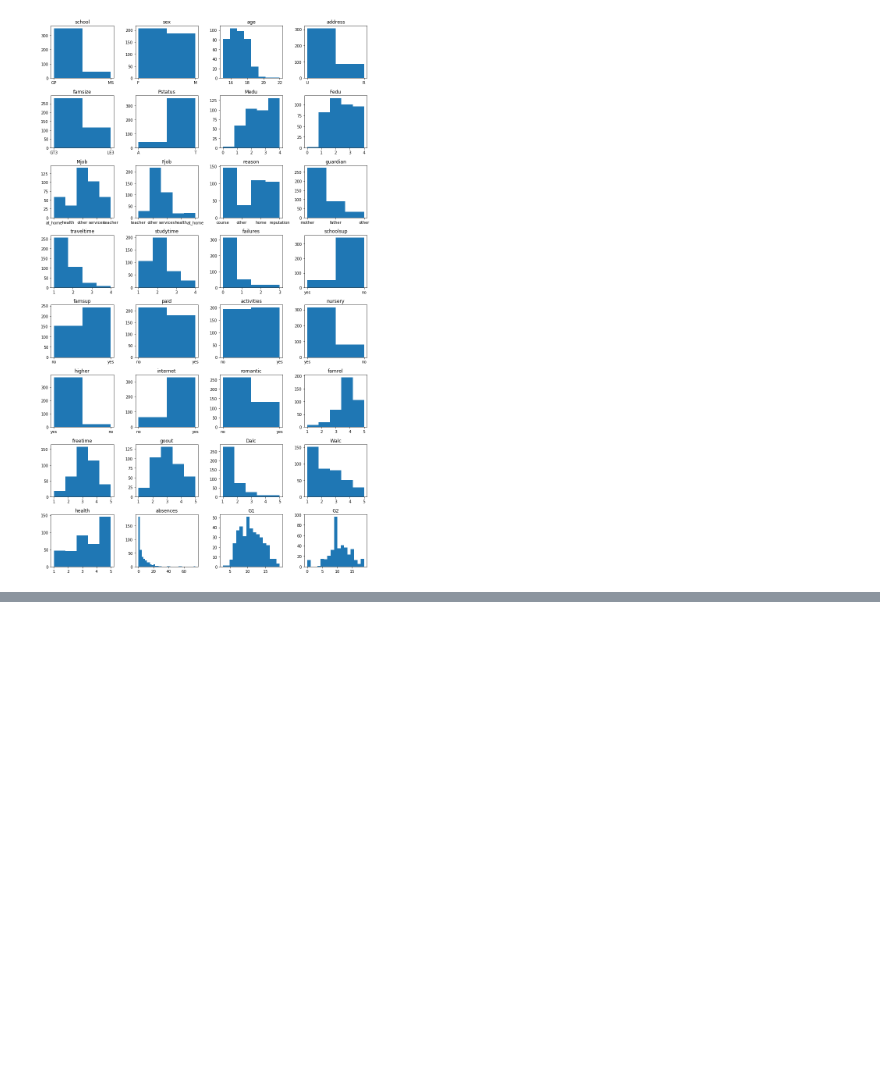
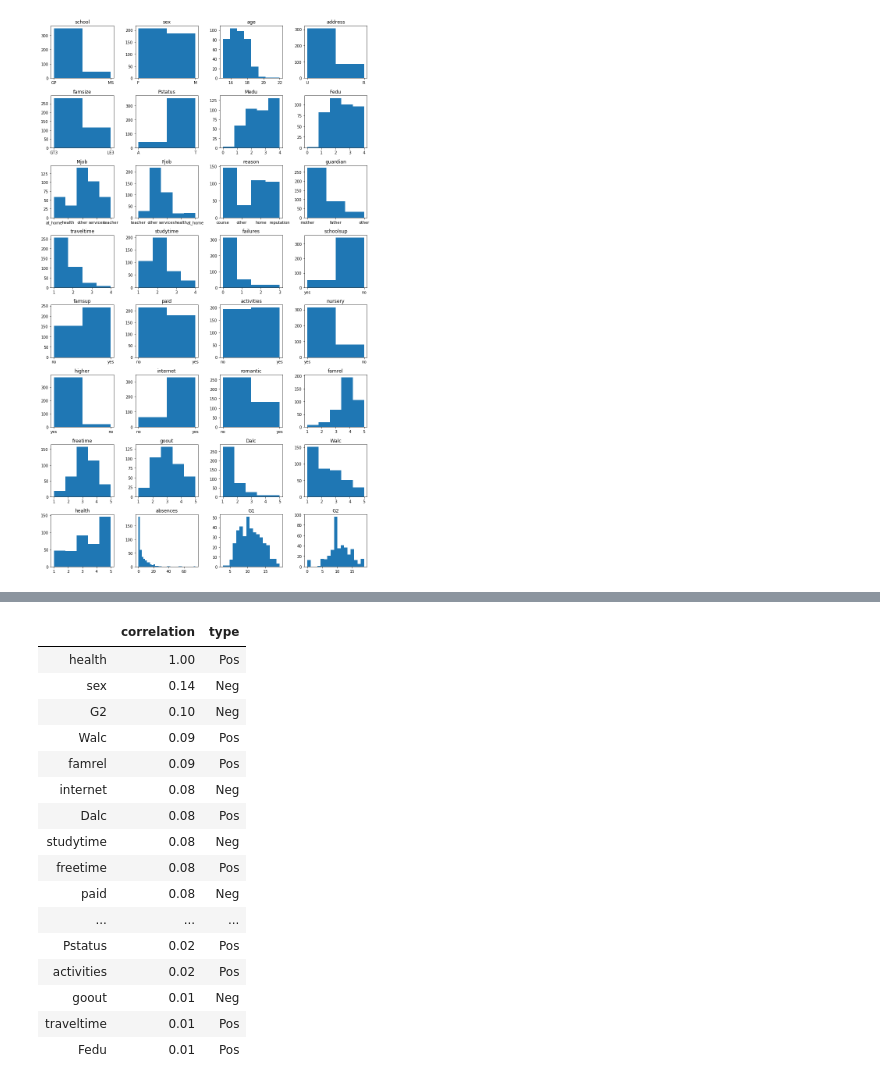
Before and after one commit to albertorekena/education-improvement, a Jupyter notebook: Pruebas.ipynb, the cells around one changed output, grey strips where cells are left out. Saved outputs shown, nothing was run; the diff lists cells and outputs as text; code cells hidden in the pictures; blank space fills up the shorter version.

```diff
--- a/Pruebas.ipynb
+++ b/Pruebas.ipynb
@@ -157,0 +178,30 @@ df_mat_corr = df_mat.drop([])
+# %%
+categorical_feats = df_mat.dtypes[df_mat.dtypes == 'object'].index
+df_corr = df_mat.drop(categorical_feats,axis = 1)
+# %%
+def print_correlation_table(variable):
+    correlation_abs = round(df_corr.corr()[variable].abs(),2)
+    correlation_type = df_corr.corr()[variable].apply(lambda x: 'Pos' if x >= 0 else 'Neg')
+    correlation = pd.concat([correlation_abs,correlation_type],axis = 1,keys = ['correlation','type'])
+    correlation = correlation.sort_values('correlation',ascending = False)
+    return correlation
+# %%
+print_correlation_table('health')
+# %% [output]
+|  | correlation | type |
+| health | 1.00 | Pos |
+| sex | 0.14 | Neg |
+| G2 | 0.10 | Neg |
+| Walc | 0.09 | Pos |
+| famrel | 0.09 | Pos |
+| internet | 0.08 | Neg |
+| Dalc | 0.08 | Pos |
+| studytime | 0.08 | Neg |
+| freetime | 0.08 | Pos |
+| paid | 0.08 | Neg |
+| ... | ... | ... |
+| Pstatus | 0.02 | Pos |
+| activities | 0.02 | Pos |
+| goout | 0.01 | Neg |
+| traveltime | 0.01 | Pos |
+| Fedu | 0.01 | Pos |
```
Also changed, not shown: parts of 6 cells of this notebook.
